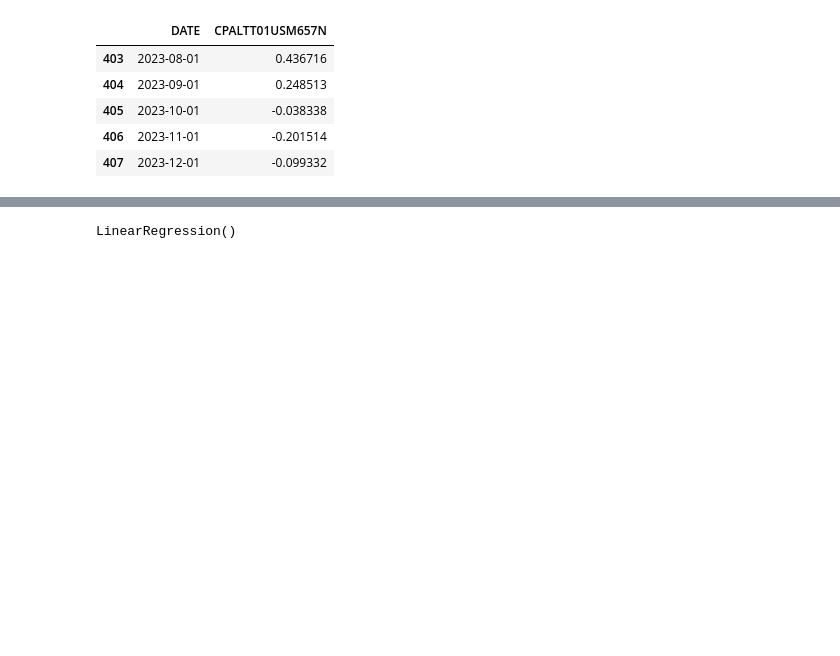
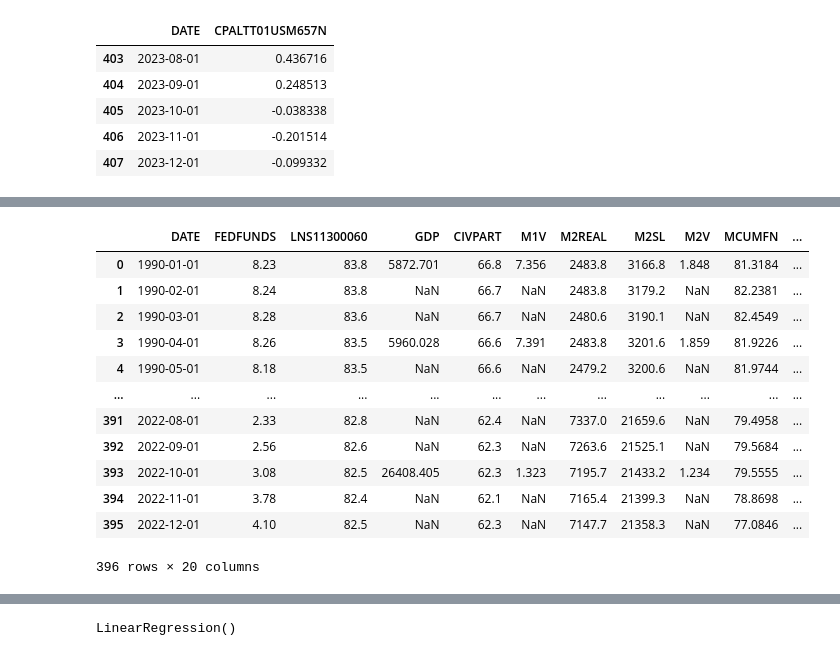
Before and after one commit to bpolke13/Fed_Funds_Predictor, a Jupyter notebook: Phase_5_Project.ipynb, the cells around one changed output, grey strips where cells are left out. Cells and saved outputs as stored; diff of their text form; code cells hidden in the pictures; blank space fills up the shorter version.

```diff
--- a/Phase_5_Project.ipynb
+++ b/Phase_5_Project.ipynb
@@ -123,6 +123,12 @@ tenyr_diff = pd.read_csv('Data\T10Y_minus_FF.csv')
 UE_Rate = pd.read_csv(r'Data\Unemployment_Rate.csv')
 
 M1 = pd.read_csv('Data\WM1NS.csv')
+
+GBP = pd.read_csv('Data\EXUSUK.csv')
+
+JPY = pd.read_csv('Data\EXJPUS.csv')
+
+EUR = pd.read_csv('Data\EXUSEU.csv')
 # %%
 CPI_All_df.tail()
 # %% [output]
@@ -559,0 +164,30 @@ X_train, X_test, y_train, y_test = train_test_split(X_Train_df, y, test_size = 0
+# %%
+from functools import reduce
+data_frames = [FF_df, Labor_ofage_df, GDP_df, Labor_Part_df, M1_Velo, M2_Real, M2_all, M2_Velo,
+               MFG_Cap, DG_Orders, Median_CPI, PCE_DG, PCEsansFE, Prod_Mfg, Raw_UE, Stick_CPIsansFE, EUR, GBP, JPY]
+df_merged = reduce(lambda  left,right: pd.merge(left,right,on=['DATE'],
+                how='left'), data_frames)
+
+#df_merged = df_merged.merge(UE_Rate ,on='DATE')
+
+df_merged['DATE']=pd.to_datetime(df_merged['DATE'])
+
+df_merged = df_merged[df_merged['DATE'] > '1989-12-31']
+df_merged = df_merged[df_merged['DATE'] < '2022-12-31']
+
+
+df_merged
+# %% [output]
+|  | DATE | FEDFUNDS | LNS11300060 | GDP | CIVPART | M1V | M2REAL | M2SL | M2V | MCUMFN | ... |
+| 0 | 1990-01-01 | 8.23 | 83.8 | 5872.701 | 66.8 | 7.356 | 2483.8 | 3166.8 | 1.848 | 81.3184 | ... |
+| 1 | 1990-02-01 | 8.24 | 83.8 | NaN | 66.7 | NaN | 2483.8 | 3179.2 | NaN | 82.2381 | ... |
+| 2 | 1990-03-01 | 8.28 | 83.6 | NaN | 66.7 | NaN | 2480.6 | 3190.1 | NaN | 82.4549 | ... |
+| 3 | 1990-04-01 | 8.26 | 83.5 | 5960.028 | 66.6 | 7.391 | 2483.8 | 3201.6 | 1.859 | 81.9226 | ... |
+| 4 | 1990-05-01 | 8.18 | 83.5 | NaN | 66.6 | NaN | 2479.2 | 3200.6 | NaN | 81.9744 | ... |
+| ... | ... | ... | ... | ... | ... | ... | ... | ... | ... | ... | ... |
+| 391 | 2022-08-01 | 2.33 | 82.8 | NaN | 62.4 | NaN | 7337.0 | 21659.6 | NaN | 79.4958 | ... |
+| 392 | 2022-09-01 | 2.56 | 82.6 | NaN | 62.3 | NaN | 7263.6 | 21525.1 | NaN | 79.5684 | ... |
+| 393 | 2022-10-01 | 3.08 | 82.5 | 26408.405 | 62.3 | 1.323 | 7195.7 | 21433.2 | 1.234 | 79.5555 | ... |
+| 394 | 2022-11-01 | 3.78 | 82.4 | NaN | 62.1 | NaN | 7165.4 | 21399.3 | NaN | 78.8698 | ... |
+| 395 | 2022-12-01 | 4.10 | 82.5 | NaN | 62.3 | NaN | 7147.7 | 21358.3 | NaN | 77.0846 | ... |
+396 rows × 20 columns
```
Also changed, not shown: parts of 80 cells of this notebook.
